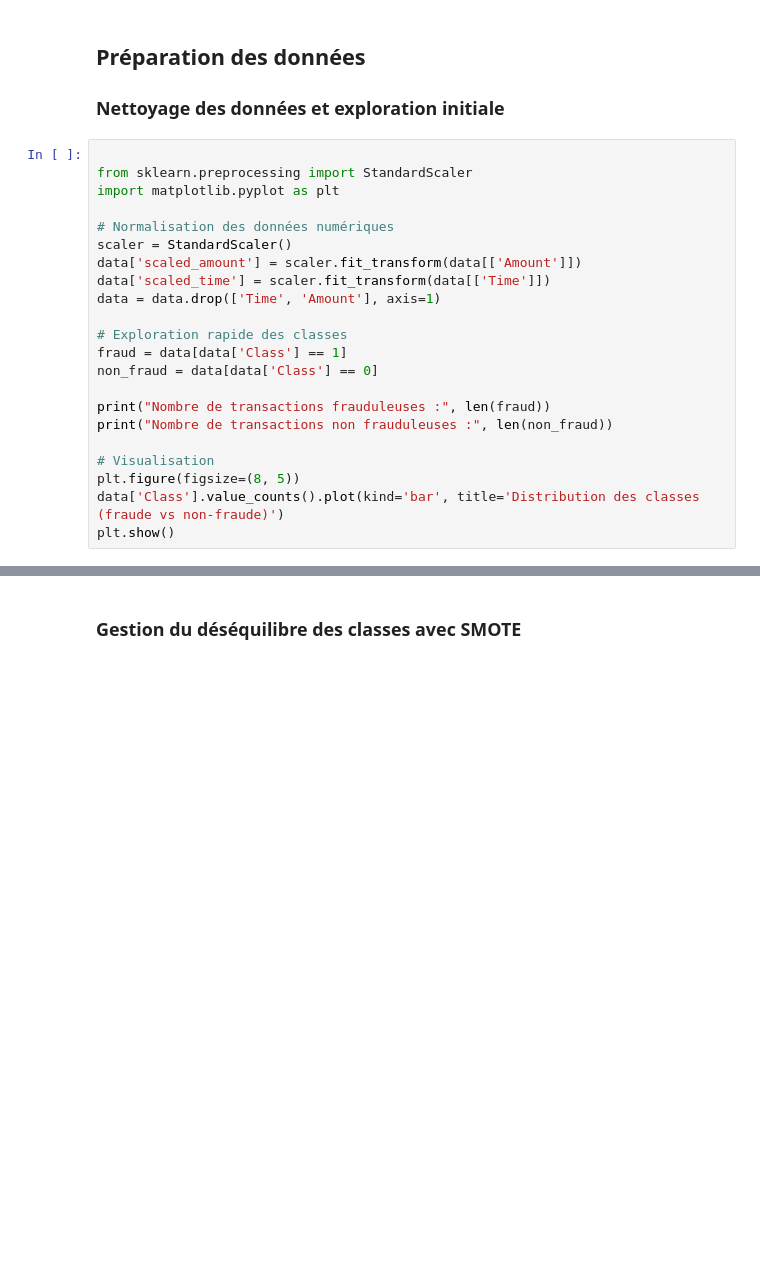
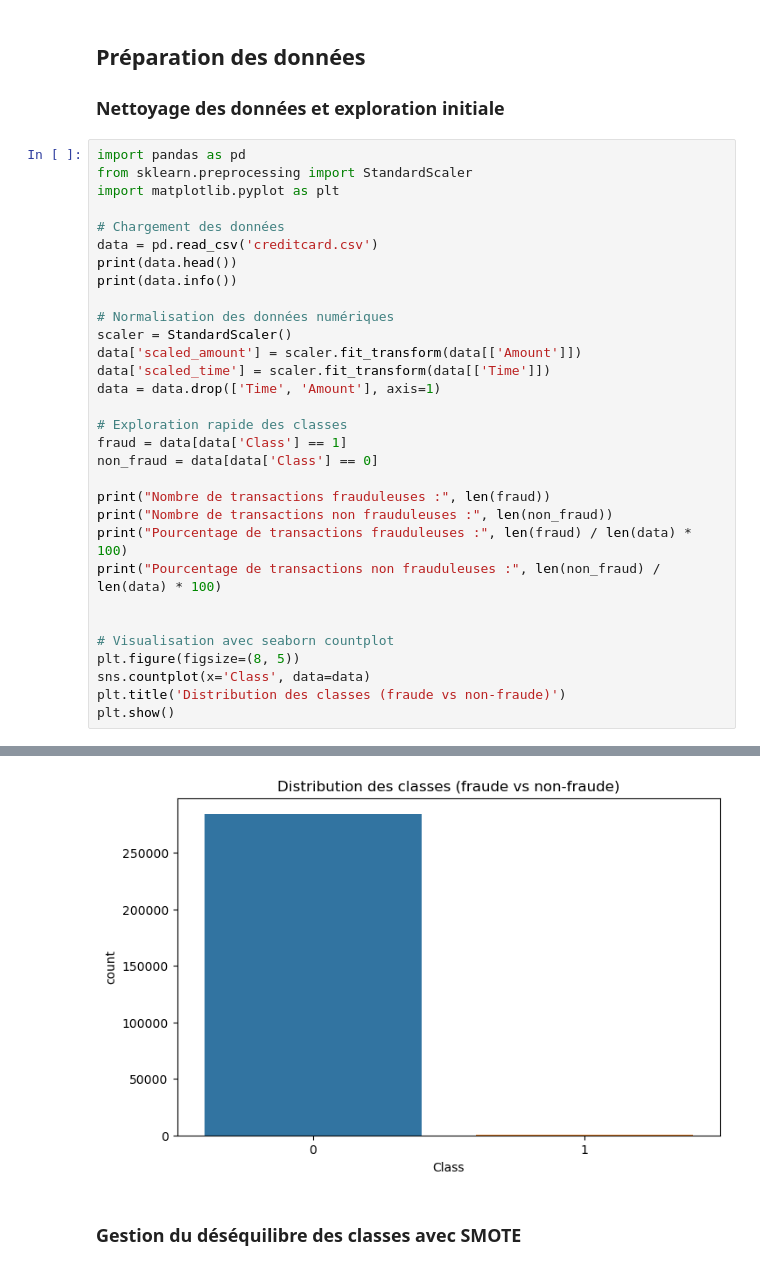
Before and after one commit to zinebyal/Projet1_ML_TensorFlow, a Jupyter notebook: Credit_Card_Fraud_Detection_Project.ipynb, the cells around one changed output, grey strips where cells are left out. Saved outputs shown, nothing was run; the diff lists cells and outputs as text; blank space fills up the shorter version.

```diff
--- a/Credit_Card_Fraud_Detection_Project.ipynb
+++ b/Credit_Card_Fraud_Detection_Project.ipynb
@@ -19,9 +37,14 @@ print(data.info())
 
 ### Nettoyage des données et exploration initiale
 # %%
-
+import pandas as pd
 from sklearn.preprocessing import StandardScaler
 import matplotlib.pyplot as plt
+
+# Chargement des données
+data = pd.read_csv('creditcard.csv')
+print(data.head())
+print(data.info())
 
 # Normalisation des données numériques
 scaler = StandardScaler()
@@ -35,8 +58,13 @@ non_fraud = data[data['Class'] == 0]
 
 print("Nombre de transactions frauduleuses :", len(fraud))
 print("Nombre de transactions non frauduleuses :", len(non_fraud))
+print("Pourcentage de transactions frauduleuses :", len(fraud) / len(data) * 100)
+print("Pourcentage de transactions non frauduleuses :", len(non_fraud) / len(data) * 100)
 
-# Visualisation
+
+# Visualisation avec seaborn countplot
 plt.figure(figsize=(8, 5))
-data['Class'].value_counts().plot(kind='bar', title='Distribution des classes (fraude vs non-fraude)')
+sns.countplot(x='Class', data=data)
+plt.title('Distribution des classes (fraude vs non-fraude)')
 plt.show()
+# %% [output]
@@ -43,3 +88,4 @@ plt.show()
+[figure, added]
 # %% [markdown]
 ### Gestion du déséquilibre des classes avec SMOTE
 # %%
```
Also changed, not shown: parts of 9 cells of this notebook.
